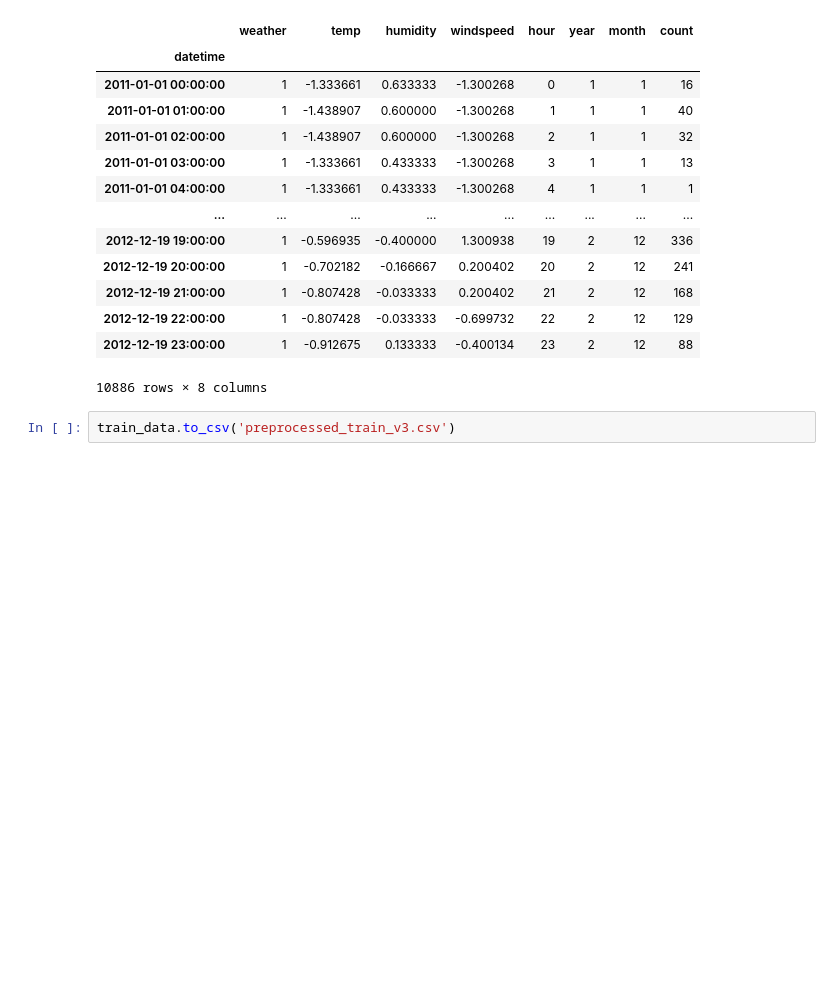
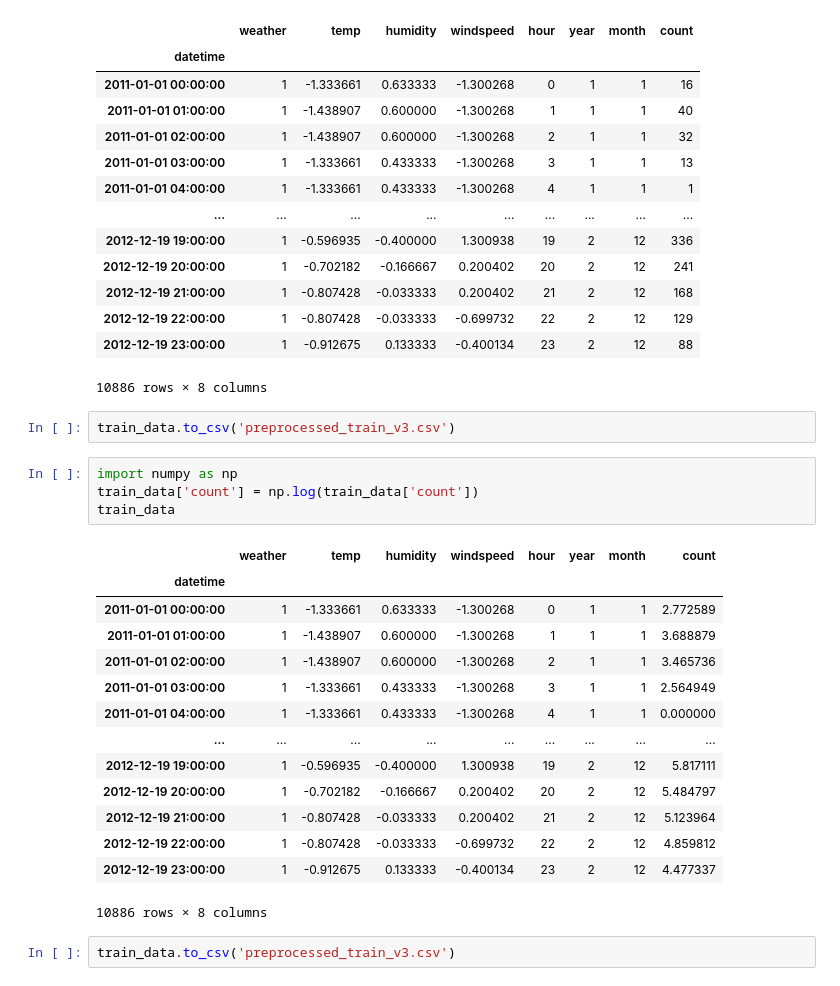
Before and after one commit to Hyunju37/SSAFY-kaggle-study, a Jupyter notebook: phase1/eda.ipynb, the cells around one changed output. Drawn from its saved outputs; the diff is of its cells as text; blank space fills up the shorter version.

```diff
--- a/phase1/eda.ipynb
+++ b/phase1/eda.ipynb
@@ -728,3 +729,24 @@ train_data
 10886 rows × 8 columns
 # %%
 train_data.to_csv('preprocessed_train_v3.csv')
+# %%
+import numpy as np
+train_data['count'] = np.log(train_data['count'])
+train_data
+# %% [output]
+|  | weather | temp | humidity | windspeed | hour | year | month | count |
+| datetime |  |  |  |  |  |  |  |  |
+| 2011-01-01 00:00:00 | 1 | -1.333661 | 0.633333 | -1.300268 | 0 | 1 | 1 | 2.772589 |
+| 2011-01-01 01:00:00 | 1 | -1.438907 | 0.600000 | -1.300268 | 1 | 1 | 1 | 3.688879 |
+| 2011-01-01 02:00:00 | 1 | -1.438907 | 0.600000 | -1.300268 | 2 | 1 | 1 | 3.465736 |
+| 2011-01-01 03:00:00 | 1 | -1.333661 | 0.433333 | -1.300268 | 3 | 1 | 1 | 2.564949 |
+| 2011-01-01 04:00:00 | 1 | -1.333661 | 0.433333 | -1.300268 | 4 | 1 | 1 | 0.000000 |
+| ... | ... | ... | ... | ... | ... | ... | ... | ... |
+| 2012-12-19 19:00:00 | 1 | -0.596935 | -0.400000 | 1.300938 | 19 | 2 | 12 | 5.817111 |
+| 2012-12-19 20:00:00 | 1 | -0.702182 | -0.166667 | 0.200402 | 20 | 2 | 12 | 5.484797 |
+| 2012-12-19 21:00:00 | 1 | -0.807428 | -0.033333 | 0.200402 | 21 | 2 | 12 | 5.123964 |
+| 2012-12-19 22:00:00 | 1 | -0.807428 | -0.033333 | -0.699732 | 22 | 2 | 12 | 4.859812 |
+| 2012-12-19 23:00:00 | 1 | -0.912675 | 0.133333 | -0.400134 | 23 | 2 | 12 | 4.477337 |
+10886 rows × 8 columns
+# %%
+train_data.to_csv('preprocessed_train_v3.csv')
```
Also changed, not shown: parts of 7 cells of this notebook.
